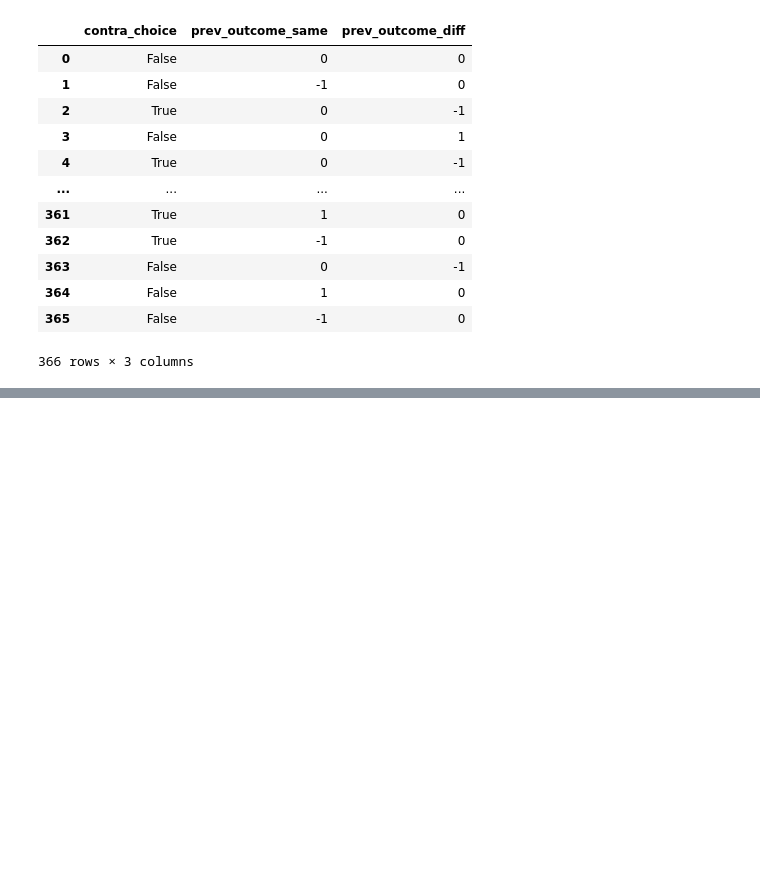
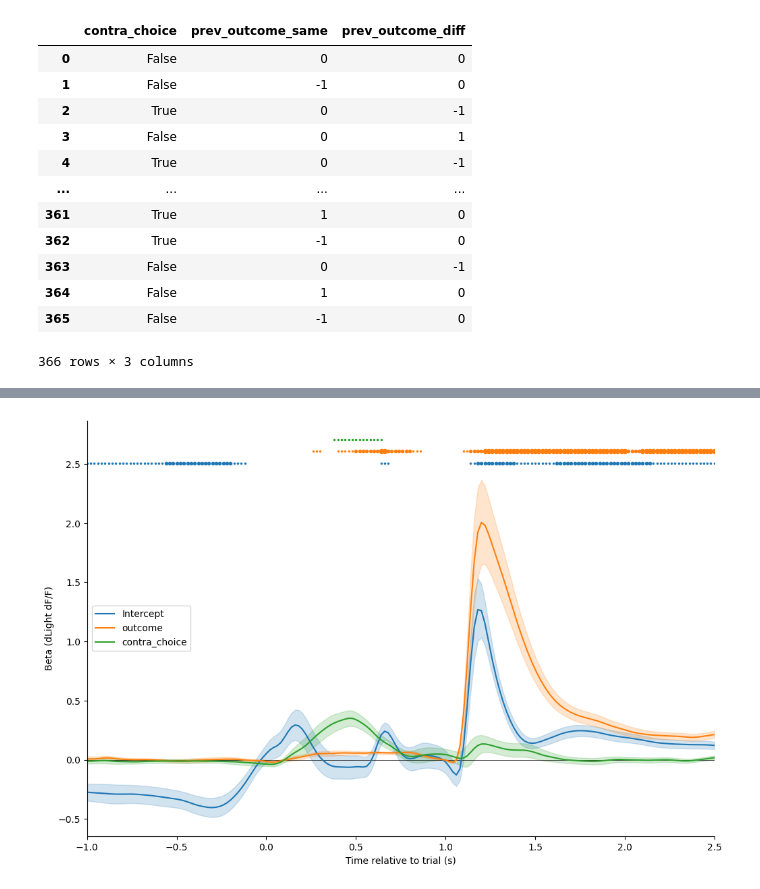
Before and after one commit to cognitive-circuits/photometry_analysis, a Jupyter notebook: photometry_analysis.ipynb, the cells around one changed output, grey strips where cells are left out. Saved outputs shown, nothing was run; the diff lists cells and outputs as text; code cells hidden in the pictures; blank space fills up the shorter version.

```diff
--- a/photometry_analysis.ipynb
+++ b/photometry_analysis.ipynb
@@ -313,0 +359,5 @@ an.regression_analysis(sessions_df, formula="outcome+contra_choice+correct", ali
+# %%
+# Fit a regression model to the trial aligned data using trial outcome and contra/ipsi choice as predictors.
+an.regression_analysis(sessions_df, formula="outcome + contra_choice", alignment="trial")
+# %% [output]
+[figure, added]
```
Also changed, not shown: parts of 20 cells of this notebook, 3 other files.
